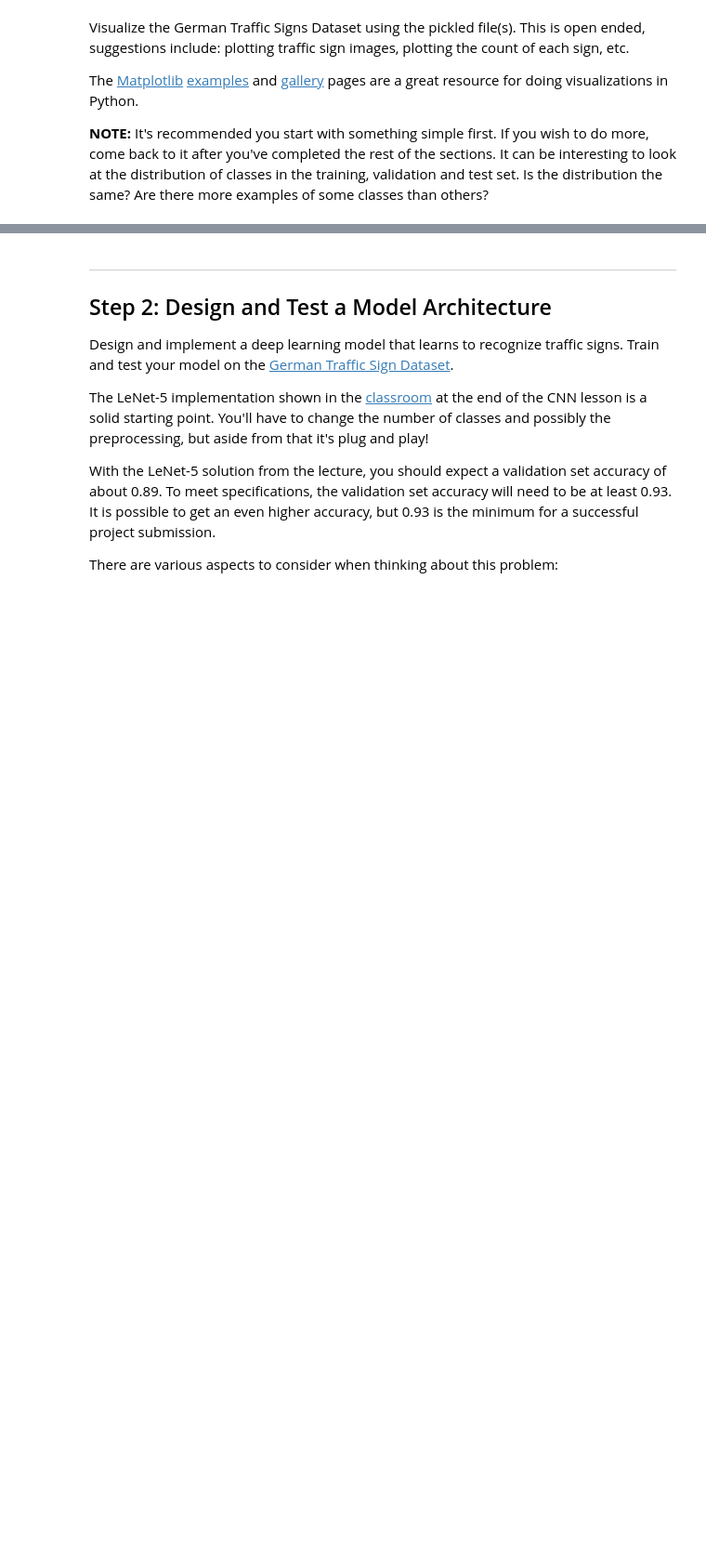
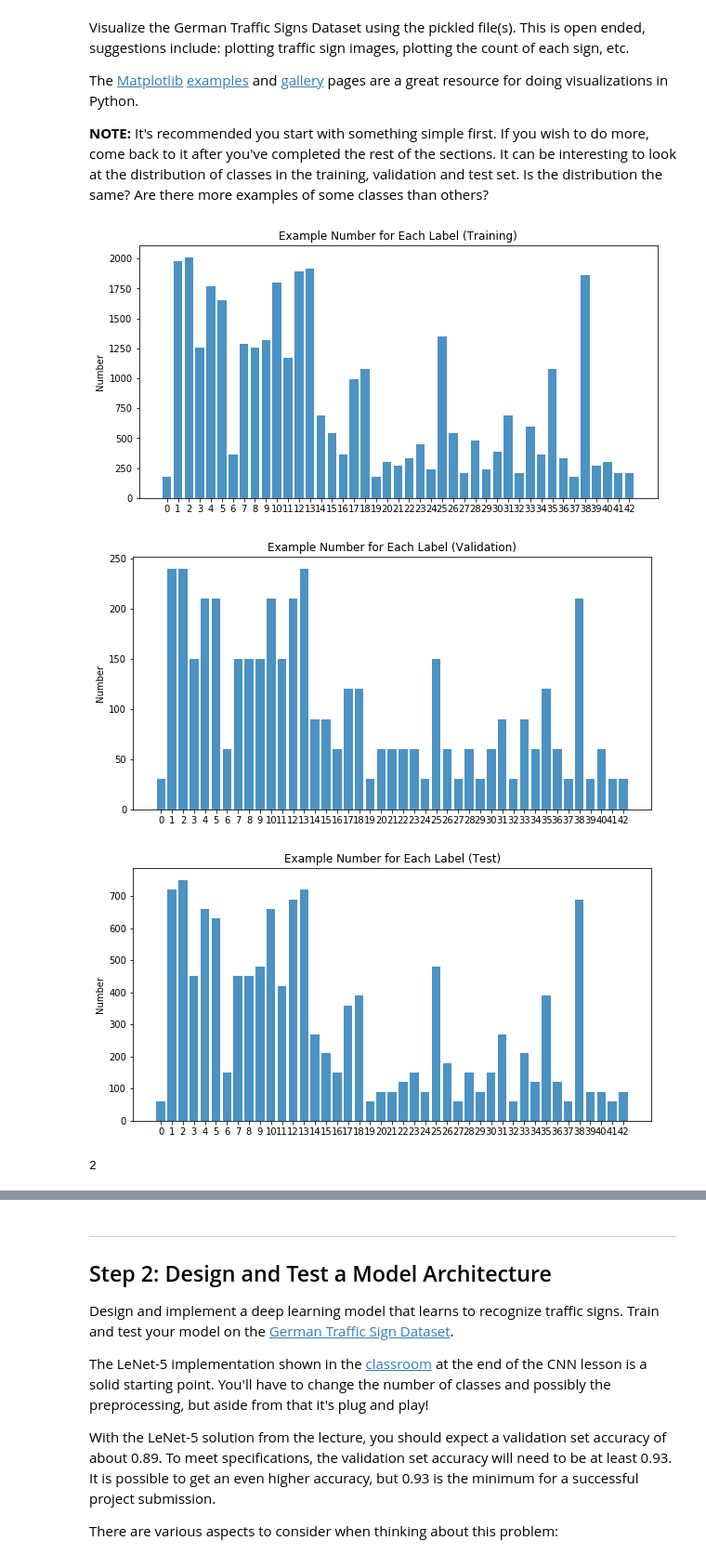
Before and after one commit to yinongtan/CarND_term_1, a Jupyter notebook: P2_Traffic_Sign_Classifier/Traffic_Sign_Classifier.ipynb, the cells around one changed output, grey strips where cells are left out. Shown: that part at 93% size. Cells and saved outputs as stored; diff of their text form; code cells hidden in the pictures; blank space fills up the shorter version.

```diff
--- a/P2_Traffic_Sign_Classifier/Traffic_Sign_Classifier.ipynb
+++ b/P2_Traffic_Sign_Classifier/Traffic_Sign_Classifier.ipynb
@@ -25,9 +25,9 @@ import pickle
 
 # TODO: Fill this in based on where you saved the training and testing data
 
-training_file = ?
-validation_file=?
-testing_file = ?
+training_file = 'traffic-signs-data/train.p'
+validation_file= 'traffic-signs-data/valid.p'
+testing_file = 'traffic-signs-data/test.p'
 
 with open(training_file, mode='rb') as f:
     train = pickle.load(f)
@@ -59,21 +59,22 @@ Complete the basic data summary below. Use python, numpy and/or pandas methods t
 ### Use python, pandas or numpy methods rather than hard coding the results
 
 # TODO: Number of training examples
-n_train = ?
+n_train = len(X_train)
 
 # TODO: Number of validation examples
-n_validation = ?
+n_validation = len(X_valid)
 
 # TODO: Number of testing examples.
-n_test = ?
+n_test = len(X_test)
 
 # TODO: What's the shape of an traffic sign image?
-image_shape = ?
+image_shape = X_train[0].shape
 
 # TODO: How many unique classes/labels there are in the dataset.
-n_classes = ?
+n_classes = max(y_train) - min(y_train) + 1
 
 print("Number of training examples =", n_train)
+print("Number of validation examples =", n_validation)
 print("Number of testing examples =", n_test)
 print("Image data shape =", image_shape)
 print("Number of classes =", n_classes)
@@ -93,0 +95,62 @@ import matplotlib.pyplot as plt
+# %%
+### Data exploration visualization code goes here.
+### Feel free to use as many code cells as needed.
+import random
+import numpy as np
+import matplotlib.pyplot as plt
+
+num_each_label_train = np.zeros([n_classes])
+num_each_label_valid = np.zeros([n_classes])
+num_each_label_test = np.zeros([n_classes])
+
+for label in y_train:
+    num_each_label_train[label] = num_each_label_train[label] + 1
+
+for label in y_valid:
+    num_each_label_valid[label] = num_each_label_valid[label] + 1
+
+for label in y_test:
+    num_each_label_test[label] = num_each_label_test[label] + 1
+
+objects = range(0, n_classes)
+y_pos = np.arange(n_classes)
+
+
+plt.figure(figsize=(10,5))
+plt.bar(y_pos, num_each_label_train,align='center', alpha=0.8)
+plt.xticks(y_pos, objects)
+plt.ylabel('Number')
+plt.title('Example Number for Each Label (Training)')
+plt.savefig('num_each_label_train.png')
+plt.show()
+
+plt.figure(figsize=(10,5))
+plt.bar(y_pos, num_each_label_valid,align='center', alpha=0.8)
+plt.xticks(y_pos, objects)
+plt.ylabel('Number')
+plt.title('Example Number for Each Label (Validation)')
+plt.savefig('num_each_label_valid.png')
+plt.show()
+
+plt.figure(figsize=(10,5))
+plt.bar(y_pos, num_each_label_test,align='center', alpha=0.8)
+plt.xticks(y_pos, objects)
+plt.ylabel('Number')
+plt.title('Example Number for Each Label (Test)')
+plt.savefig('num_each_label_test.png')
+plt.show()
+
+
+# Visualizations will be shown in the notebook.
+%matplotlib inline
+index = random.randint(0, n_train)
+image = X_train[index].squeeze()
+
+plt.figure(figsize = (3,3))
+plt.imshow(image)
+print(y_train[index])
+# %% [output]
+[figure, added]
+[figure, added]
+[figure, added]
+2
```
Also changed, not shown: parts of 20 cells of this notebook, 35 other files.
